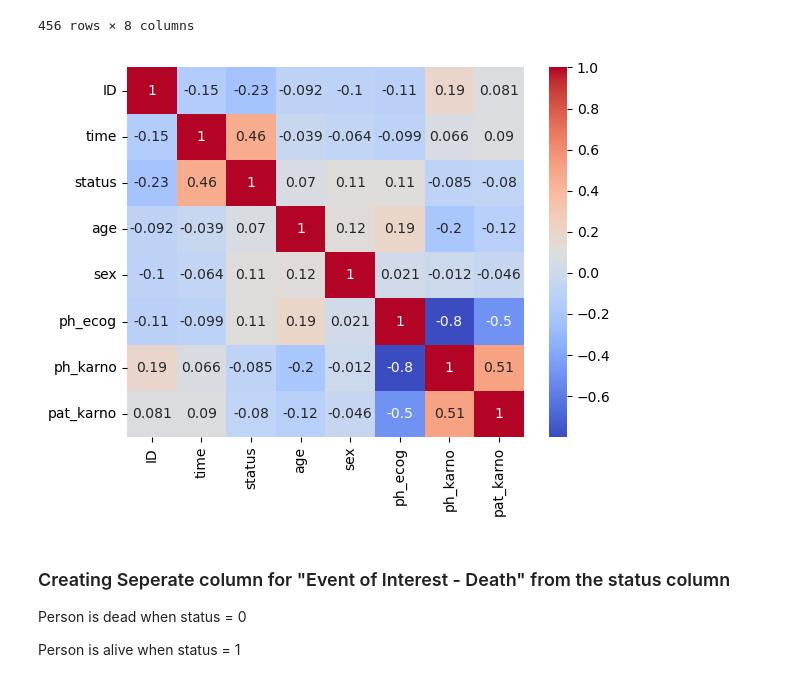
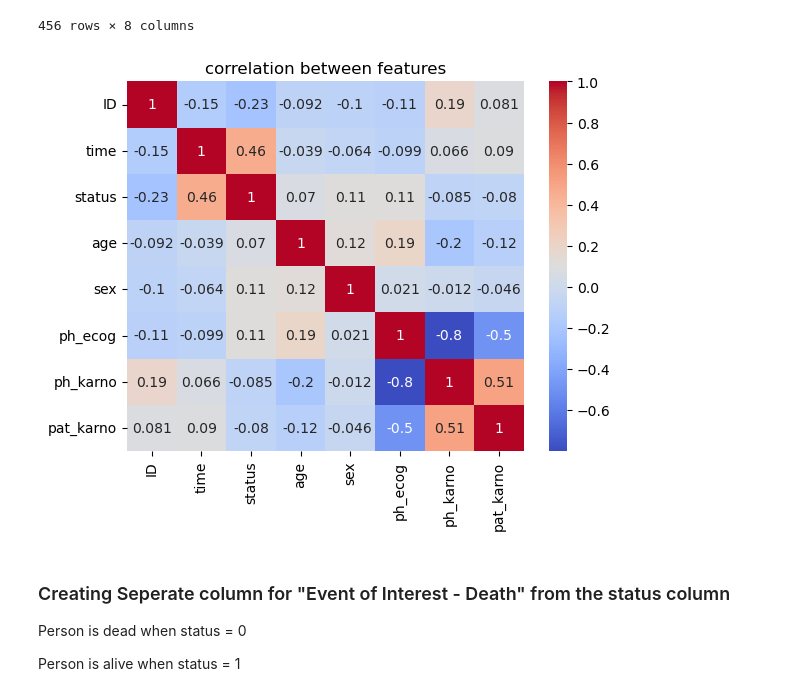
Before and after one commit to AGHANAKS/Final-Year-Project, a Jupyter notebook: surv analysis code.ipynb, the cells around one changed output. Drawn from its saved outputs; the diff is of its cells as text; code cells hidden in the pictures.

```diff
--- a/surv analysis code.ipynb
+++ b/surv analysis code.ipynb
@@ -170,10 +170,11 @@ df
 # %%
 # correlations
 corr = df.corr()
 sns.heatmap(corr, cmap='coolwarm', annot=True)
+plt.title("correlation between features")
 plt.show()
 # %% [output]
-[figure, old version]
+[figure, new version]
 # %% [markdown]
 ### Creating Seperate column for "Event of Interest - Death" from the status column
 
```
Also changed, not shown: parts of 20 cells of this notebook.
